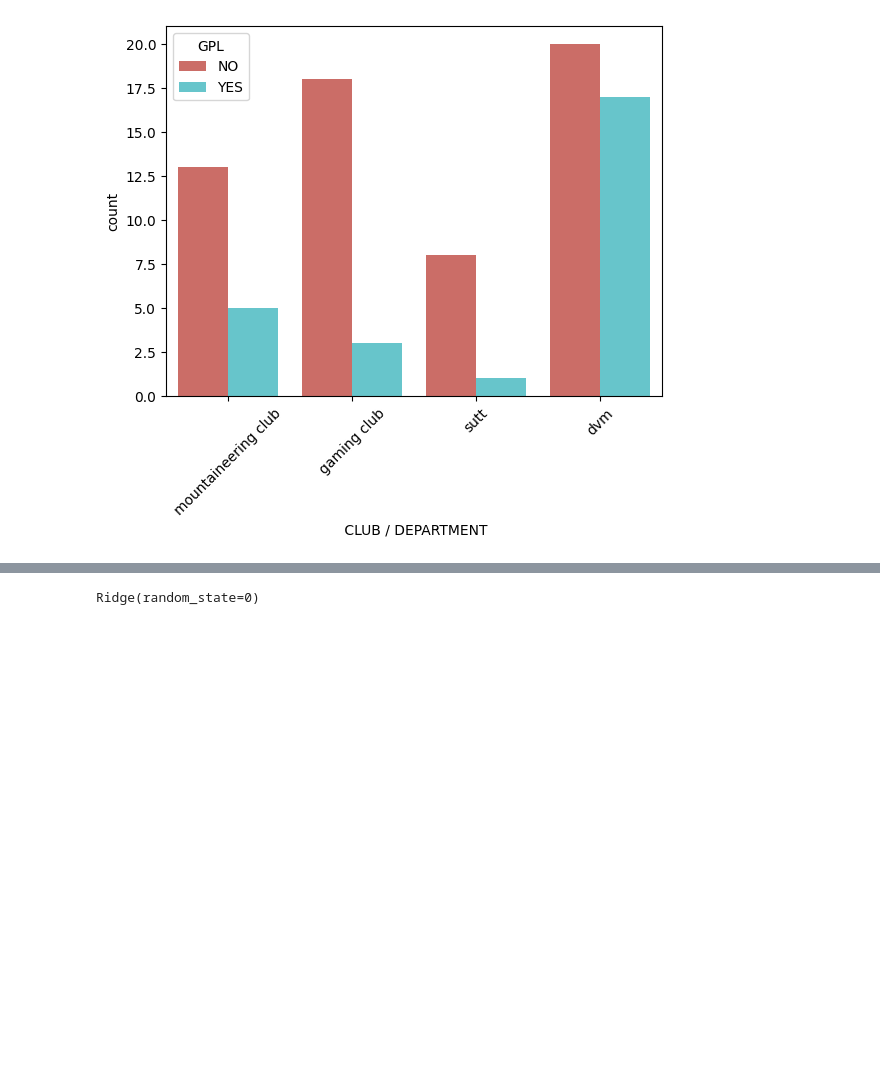
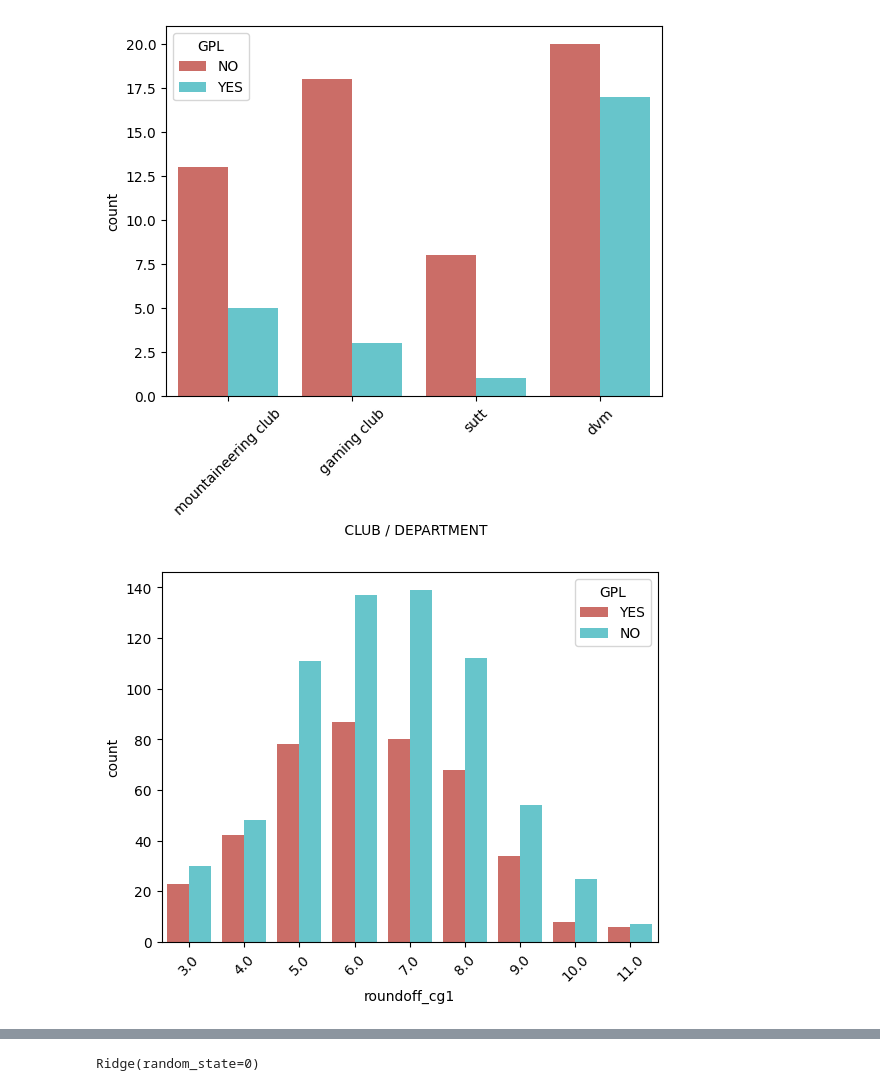
Before and after one commit to JaiVR/suttmltask_1, a Jupyter notebook: sutt_task1.ipynb, the cells around one changed output, grey strips where cells are left out. Drawn from its saved outputs; the diff is of its cells as text; code cells hidden in the pictures; blank space fills up the shorter version.

```diff
--- a/sutt_task1.ipynb
+++ b/sutt_task1.ipynb
@@ -227,3 +227,11 @@ plt.xticks(rotation=45)
 plt.show()
 # %% [output]
 [figure]
+# %%
+#cgpa-1 vs gpl
+dataset["roundoff_cg1"]= np.round_(dataset["CGPA - 1"], decimals = 0, out = None)
+sns.countplot(x='roundoff_cg1',data=dataset, palette='hls', hue='GPL')
+plt.xticks(rotation=45)
+plt.show()
+# %% [output]
+[figure, added]
```
Also changed, not shown: parts of 16 cells of this notebook.
